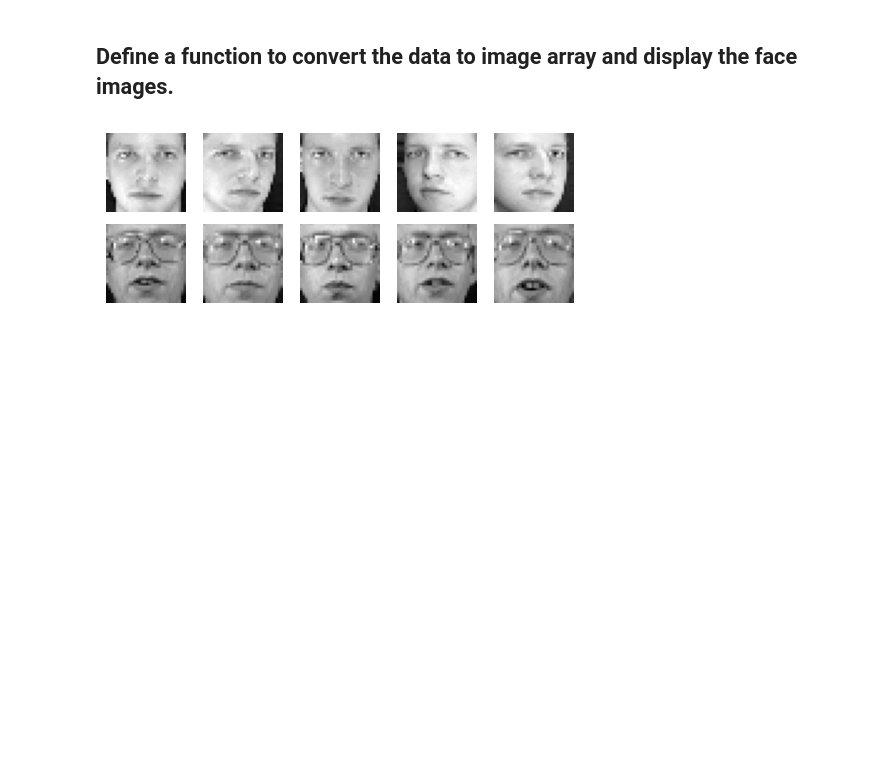
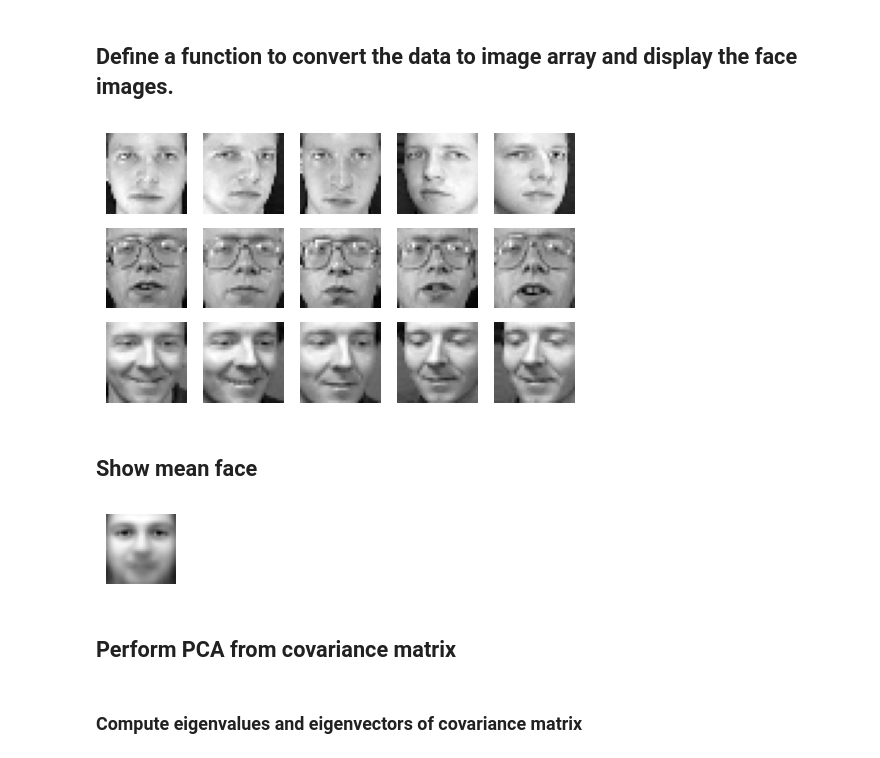
Before and after one commit to youfenglab/youfenglab.github.io, a Jupyter notebook: projects/nbs/eigenface.ipynb, the cells around one changed output. Drawn from its saved outputs; the diff is of its cells as text; code cells hidden in the pictures; blank space fills up the shorter version.

```diff
--- a/projects/nbs/eigenface.ipynb
+++ b/projects/nbs/eigenface.ipynb
@@ -58,6 +61,8 @@ def show_images(arr, num_person, num_faces):
     plt.tight_layout()
     plt.show()
 # %%
-show_images(X_train, 2, 5)
+show_images(X_train, 3, 5)
 # %% [output]
-[figure, old version]
+[figure, new version]
+# %% [markdown]
+## Show mean face
@@ -63,0 +77,9 @@ show_images(X_train, 2, 5)
+# %%
+mean = X_train.mean(0) # shape (1024,)
+show_image(mean)
+# %% [output]
+[figure, added]
+# %% [markdown]
+## Perform PCA from covariance matrix
+# %% [markdown]
+### Compute eigenvalues and eigenvectors of covariance matrix
```
Also changed, not shown: parts of 49 cells of this notebook, 2 other files.
